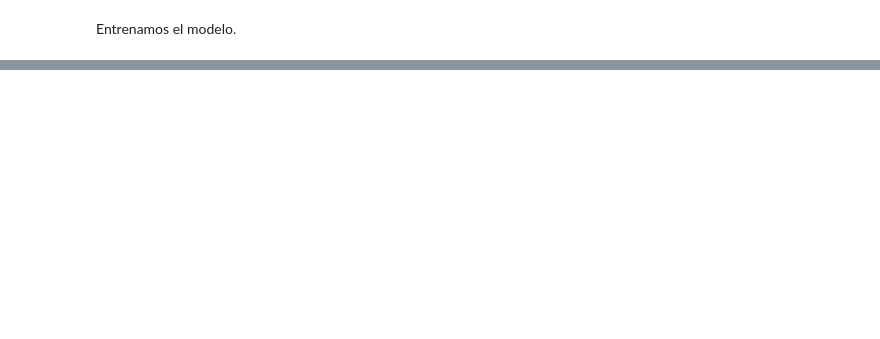
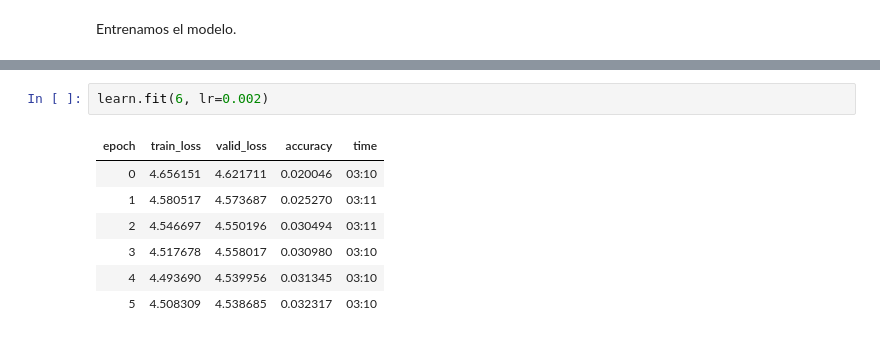
Before and after one commit to tomiambro/ap_automatico, a Jupyter notebook: tp2pytorch.ipynb, the cells around one changed output, grey strips where cells are left out. Saved outputs shown, nothing was run; the diff lists cells and outputs as text; blank space fills up the shorter version.

```diff
--- a/tp2pytorch.ipynb
+++ b/tp2pytorch.ipynb
@@ -232,0 +257,10 @@ KeyboardInterrupt: ignored
+# %%
+learn.fit(6, lr=0.002)
+# %% [output]
+| epoch | train_loss | valid_loss | accuracy | time |
+| 0 | 4.656151 | 4.621711 | 0.020046 | 03:10 |
+| 1 | 4.580517 | 4.573687 | 0.025270 | 03:11 |
+| 2 | 4.546697 | 4.550196 | 0.030494 | 03:11 |
+| 3 | 4.517678 | 4.558017 | 0.030980 | 03:10 |
+| 4 | 4.493690 | 4.539956 | 0.031345 | 03:10 |
+| 5 | 4.508309 | 4.538685 | 0.032317 | 03:10 |
```
Also changed, not shown: parts of 21 cells of this notebook.
